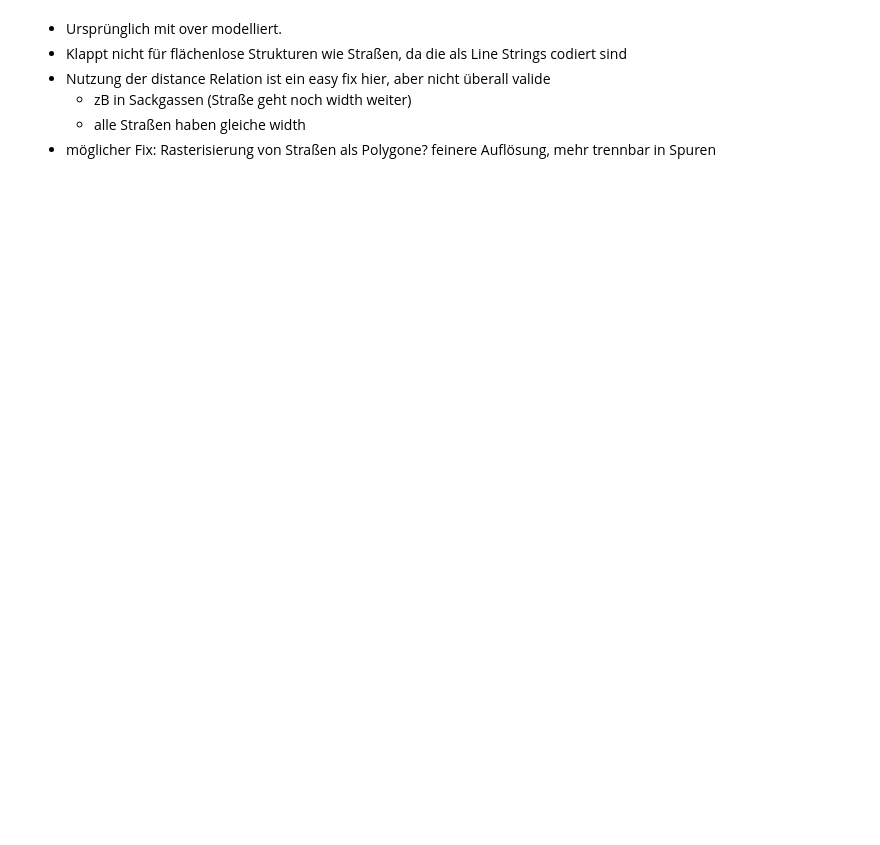
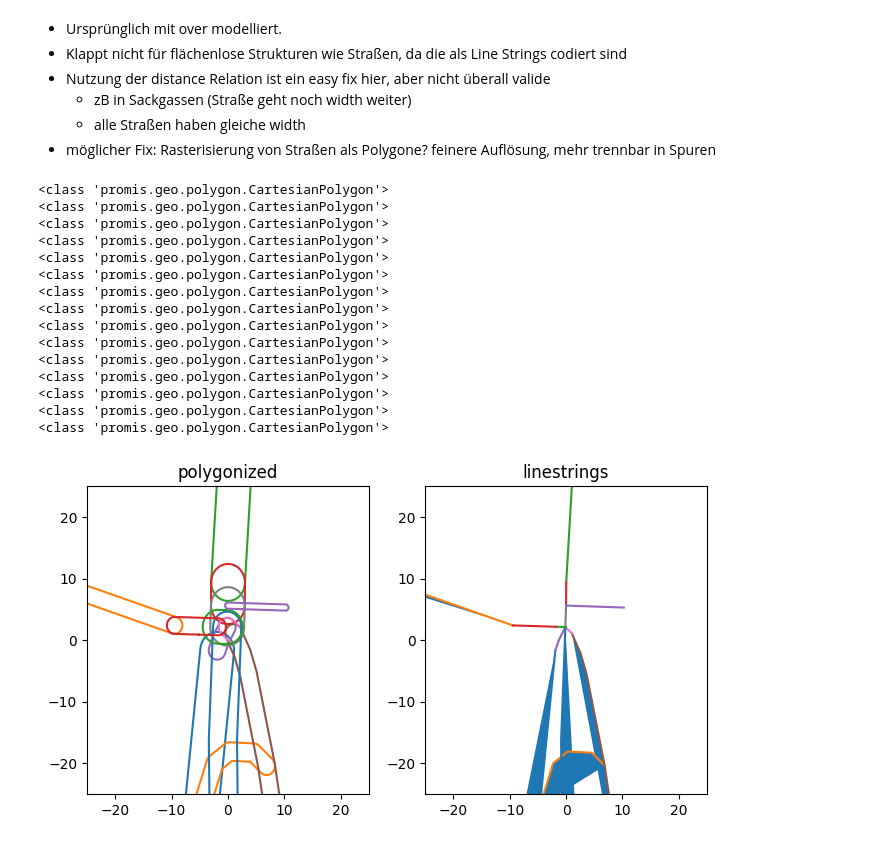
Before and after one commit to orthographiepro/ProMis, a Jupyter notebook: ground-mobility/ground-promis-clean.ipynb, the cells around one changed output. Saved outputs shown, nothing was run; the diff lists cells and outputs as text; code cells hidden in the pictures; blank space fills up the shorter version.

```diff
--- a/ground-mobility/ground-promis-clean.ipynb
+++ b/ground-mobility/ground-promis-clean.ipynb
@@ -78,8 +99,49 @@ target = CartesianRasterBand(origin, (250, 250), width, height)  # This is the s
 # alternative = CartesianCollection(origin, [CartesianLocation(42, 42)])  # Alternatively, arbitrary points can be set for either set
 
 # Setting up the Uncertainty Annotated Map from OpenStreetMap data
-if not Path(f"data/uam_close.pkl").exists():
-    uam = OsmLoader(origin, (width, height), feature_description).to_cartesian_map()
+if True: #not Path(f"data/uam_close.pkl").exists():
+    uam = OsmLoader(origin, (width, height), feature_description, polygonize_routes=True).to_cartesian_map()
     #uam.features.append(CartesianLocation(0.0, 0.0, location_type="operator"))  # We can manually add additional features
     uam.apply_covariance(covariance)  # Assigns the covariance matrices defined earlier
     uam.save(f"data/uam_close.pkl")  # We can save and load these objects to avoid recomputation
+# %%
+line_uam = OsmLoader(origin, (width, height), feature_description, False).to_cartesian_map()
+line_uam.apply_covariance(covariance)
+line_uam.save(f"data/line_uam_close.pkl")
+# %%
+
+### dummy test tags
+# check_features = OsmLoader(origin, (width, height), feature_description).to_cartesian_map().features
+fig, axes = plt.subplots(1, 2, figsize=(8,4))
+for f in uam.features:
+    axes[0].plot(*f.geometry.exterior.xy)
+    # f.plot(axis=axes[0])
+    print(type(f))
+for f in line_uam.features:
+    if isinstance(f, Polygon):
+        f.plot(axis=axes[1])
+        # axes[1].plot(*f.geometry.exterior.xy)
+    elif isinstance(f, Route):
+        axes[1].plot(*f.geometry.xy)
+
+for i, title in enumerate(["polygonized", "linestrings"]):
+    ax=axes[i].set_xlim((-25, 25))
+    ax=axes[i].set_ylim((-25, 25))
+    axes[i].title.set_text(title)
+# %% [output]
+<class 'promis.geo.polygon.CartesianPolygon'>
+<class 'promis.geo.polygon.CartesianPolygon'>
+<class 'promis.geo.polygon.CartesianPolygon'>
+<class 'promis.geo.polygon.CartesianPolygon'>
+<class 'promis.geo.polygon.CartesianPolygon'>
+<class 'promis.geo.polygon.CartesianPolygon'>
+<class 'promis.geo.polygon.CartesianPolygon'>
+<class 'promis.geo.polygon.CartesianPolygon'>
+<class 'promis.geo.polygon.CartesianPolygon'>
+<class 'promis.geo.polygon.CartesianPolygon'>
+<class 'promis.geo.polygon.CartesianPolygon'>
+<class 'promis.geo.polygon.CartesianPolygon'>
+<class 'promis.geo.polygon.CartesianPolygon'>
+<class 'promis.geo.polygon.CartesianPolygon'>
+<class 'promis.geo.polygon.CartesianPolygon'>
+[figure, added]
```
Also changed, not shown: parts of 12 cells of this notebook, 5 other files.
